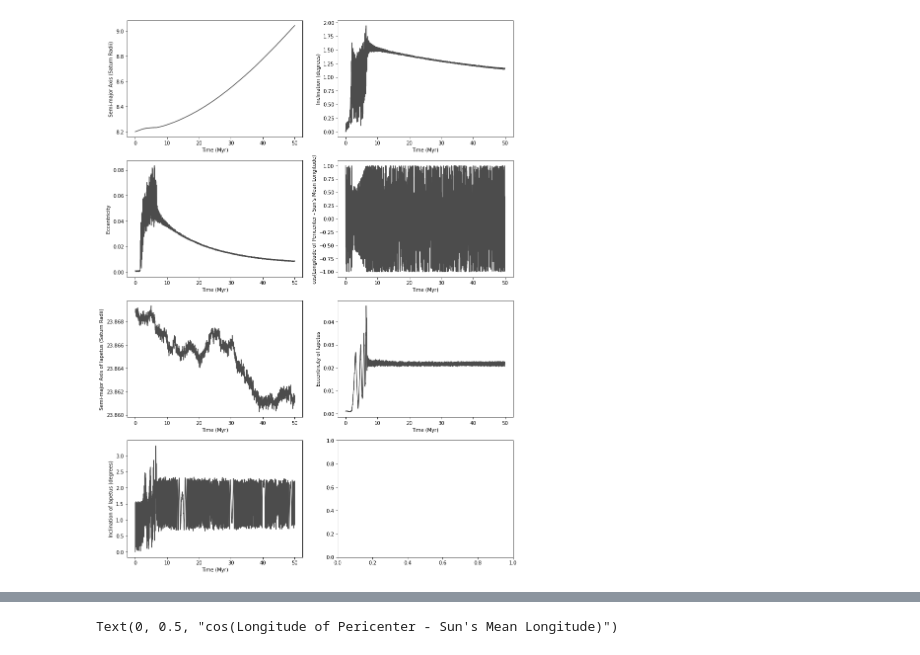
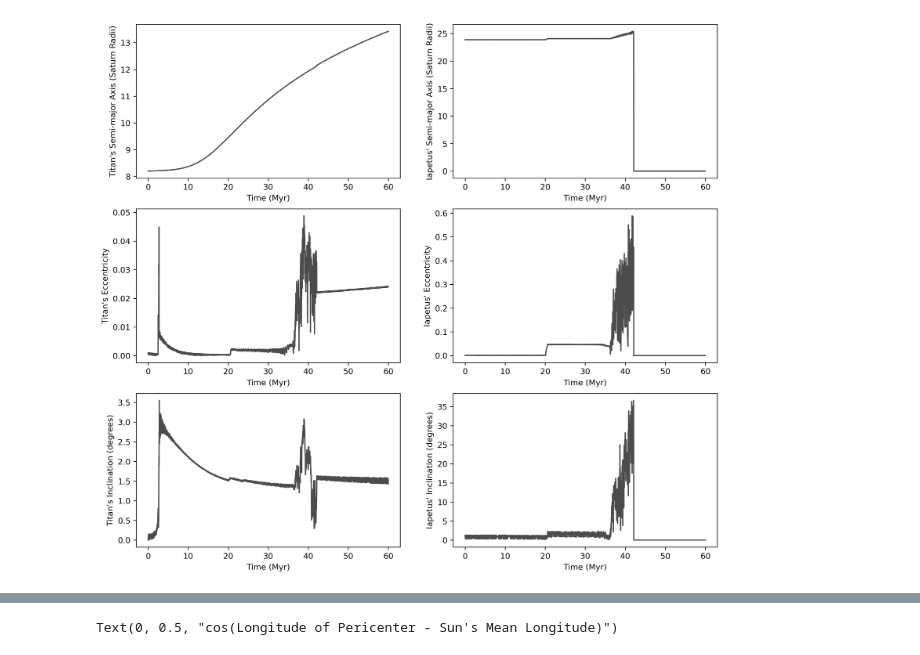
Before and after one commit to hdayuan/F21_JP_Titan-Sims, a Jupyter notebook: plot-titan.ipynb, the cells around one changed output, grey strips where cells are left out. Drawn from its saved outputs; the diff is of its cells as text; code cells hidden in the pictures.

```diff
--- a/plot-titan.ipynb
+++ b/plot-titan.ipynb
@@ -2,21 +2,22 @@
 import matplotlib.pyplot as plt
 import numpy as np
 
+plt.rcParams['figure.dpi'] = 300
+plt.rcParams['savefig.dpi'] = 300
+
 # read arguments, and open corresponding output file
 version = 4.5 # version 3 for migration force, 4 for tidal forces, 5 for eccentricity oscillations
-numSamples = 2000
-simTime = 50.
+numSamples = 2500
+simTime = 60.
 ia = 8.2
-trial = 1
+trial = 11
 
 fa = 12.9
 
 step = 1
 col = '#4c4c4c'
 
-
 buffer = 4
-
 
 version_int = int(version)
 
@@ -84,76 +85,85 @@ if version == 4.4 or version == 4.5:
 for i in range(buffer, buffer + numSamples, step):
     numbers = allLines[i].split()
     var = float(numbers[a_index])
+    var1 = float(numbers[aIap_index])
+    t_array[(i - buffer) // step] = float(numbers[t_index]) / 1000000.
     if var < 0:
-        var = 0
-    var1 = float(numbers[e_index])
-    if var1 > 1:
+        a_array[(i - buffer) // step] = 0.
+        e_array[(i - buffer) // step] = 0.
+        i_array[(i - buffer) // step] = 0.
+        diff_array[(i - buffer) // step] = 0.
+    else:
+        a_array[(i - buffer) // step] = var
+        e_array[(i - buffer) // step] = float(numbers[e_index])
+        i_array[(i - buffer) // step] = float(numbers[incl_index])*180./np.pi
+        diff_array[(i - buffer) // step] = np.cos(float(numbers[pomega_index]) - float(numbers[m_long_index]))
+
+    if var1 < 0:
         var1 = 0
-    a_array[(i - buffer) // step] = var
-    e_array[(i - buffer) // step] = var1
-    i_array[(i - buffer) // step] = float(numbers[incl_index])*180./np.pi
-    t_array[(i - buffer) // step] = float(numbers[t_index]) / 1000000.
-    diff_array[(i - buffer) // step] = np.cos(float(numbers[pomega_index]) - float(numbers[m_long_index]))
-    aIap_array[(i - buffer) // step] = float(numbers[aIap_index])
-    eIap_array[(i - buffer) // step] = float(numbers[eIap_index])
-    iIap_array[(i - buffer) // step] = float(numbers[iIap_index])*180./np.pi
+        aIap_array[(i - buffer) // step] = 0
+        eIap_array[(i - buffer) // step] = 0
+        iIap_array[(i - buffer) // step] = 0
+    else:
+        aIap_array[(i - buffer) // step] = var1
+        eIap_array[(i - buffer) // step] = float(numbers[eIap_index])
+        iIap_array[(i - buffer) // step] = float(numbers[iIap_index])*180./np.pi
 
     if version_int == 5:
         eSat_array[(i - buffer) // step] = float(numbers[eSat_index])
 
 if version == 4.4 or version == 4.5:
-    fig, axs = plt.subplots(4, 2)
-    fig.set_size_inches(14, 20)
+    fig, axs = plt.subplots(3, 2)
+    fig.set_size_inches(13, 12)
 
     axs[0][0].plot(t_array,a_array, color=col)
     axs[0][0].set_xlabel('Time (Myr)')
-    axs[0][0].set_ylabel('Semi-major Axis (Saturn Radii)')
+    axs[0][0].set_ylabel('Titan\'s Semi-major Axis (Saturn Radii)')
 
     axs[1][0].plot(t_array,e_array, color=col)
     axs[1][0].set_xlabel('Time (Myr)')
-    axs[1][0].set_ylabel('Eccentricity')
+    axs[1][0].set_ylabel('Titan\'s Eccentricity')
 
-    axs[0][1].plot(t_array,i_array, color=col)
+    axs[2][0].plot(t_array,i_array, color=col)
+    axs[2][0].set_xlabel('Time (Myr)')
+    axs[2][0].set_ylabel('Titan\'s Inclination (degrees)')
+
+#     axs[1][1].plot(t_array,diff_array, color=col)
+#     axs[1][1].set_xlabel('Time (Myr)')
+#     axs[1][1].set_ylabel('cos(Longitude of Pericenter - Sun\'s Mean Longitude)')
+
+    axs[0][1].plot(t_array,aIap_array, color=col)
     axs[0][1].set_xlabel('Time (Myr)')
-    axs[0][1].set_ylabel('Inclination (degrees)')
+    axs[0][1].set_ylabel('Iapetus\' Semi-major Axis (Saturn Radii)')
 
-    axs[1][1].plot(t_array,diff_array, color=col)
+    axs[1][1].plot(t_array,eIap_array, color=col)
     axs[1][1].set_xlabel('Time (Myr)')
-    axs[1][1].set_ylabel('cos(Longitude of Pericenter - Sun\'s Mean Longitude)')
+    axs[1][1].set_ylabel('Iapetus\' Eccentricity')
 
-    axs[2][0].plot(t_array,aIap_array, color=col)
-    axs[2][0].set_xlabel('Time (Myr)')
-    axs[2][0].set_ylabel('Semi-major Axis of Iapetus (Saturn Radii)')
-
-    axs[2][1].plot(t_array,eIap_array, color=col)
+    axs[2][1].plot(t_array,iIap_array, color=col)
     axs[2][1].set_xlabel('Time (Myr)')
-    axs[2][1].set_ylabel('Eccentricity of Iapetus')
-
-    axs[3][0].plot(t_array,iIap_array, color=col)
-    axs[3][0].set_xlabel('Time (Myr)')
-    axs[3][0].set_ylabel('Inclination of Iapetus (degrees)')
+    axs[2][1].set_ylabel('Iapetus\' Inclination (degrees)')
 
 else:
     fig, axs = plt.subplots(2, 2)
     fig.set_size_inches(14, 10)
 
     axs[0][0].plot(t_array,a_array, color=col)
     axs[0][0].set_xlabel('Time (Myr)')
     axs[0][0].set_ylabel('Semi-major Axis (Saturn Radii)')
 
     axs[1][0].plot(t_array,e_array, color=col)
     axs[1][0].set_xlabel('Time (Myr)')
     axs[1][0].set_ylabel('Eccentricity')
 
     axs[0][1].plot(t_array,i_array, color=col)
     axs[0][1].set_xlabel('Time (Myr)')
     axs[0][1].set_ylabel('Inclination (degrees)')
 
     axs[1][1].plot(t_array,diff_array, color=col)
     axs[1][1].set_xlabel('Time (Myr)')
     axs[1][1].set_ylabel('cos(Longitude of Pericenter - Sun\'s Mean Longitude)')
 # %% [output]
-[figure, old version]
+[figure, new version]
 # %%
 if version_int == 5:
     fig, axs = plt.subplots(1)
```
Also changed, not shown: parts of 2 cells of this notebook, 1 other file.
